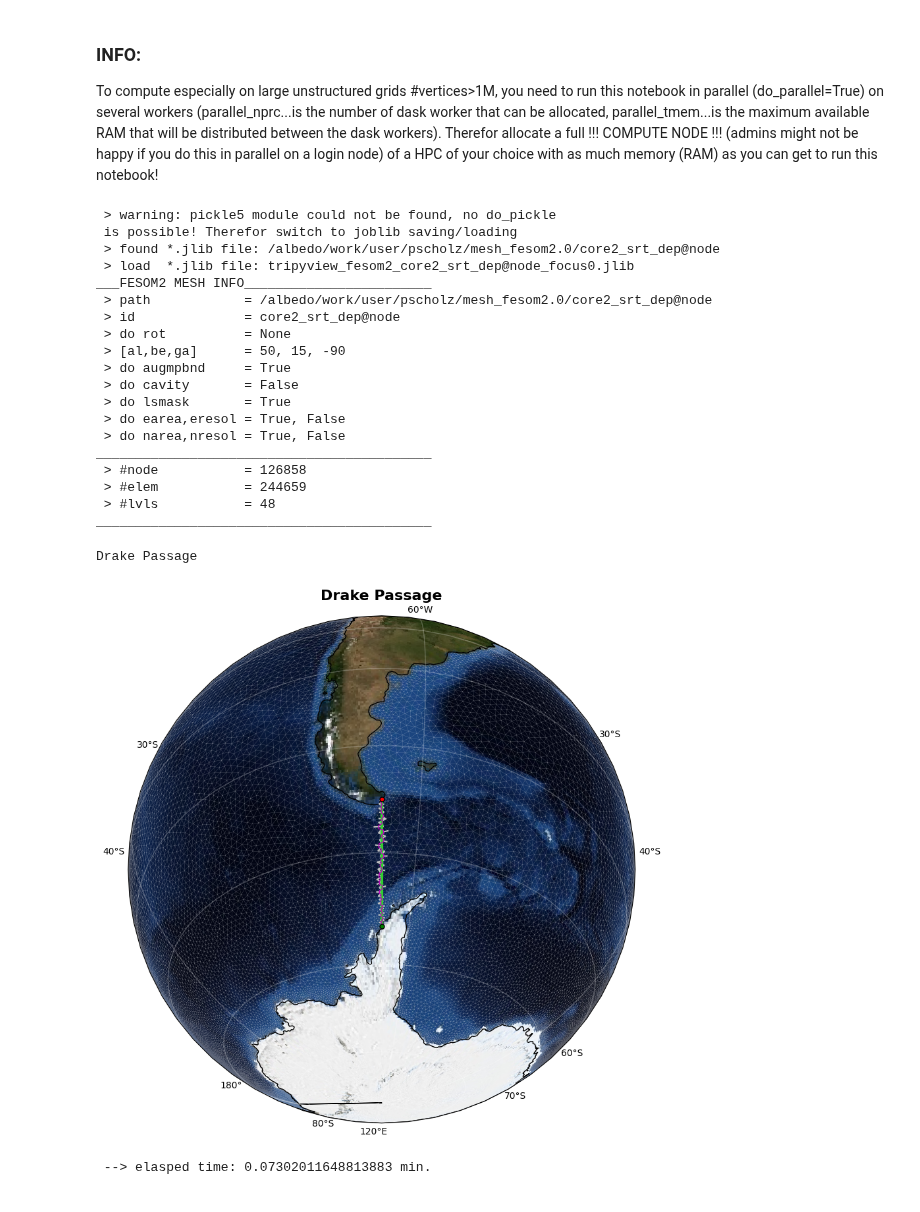
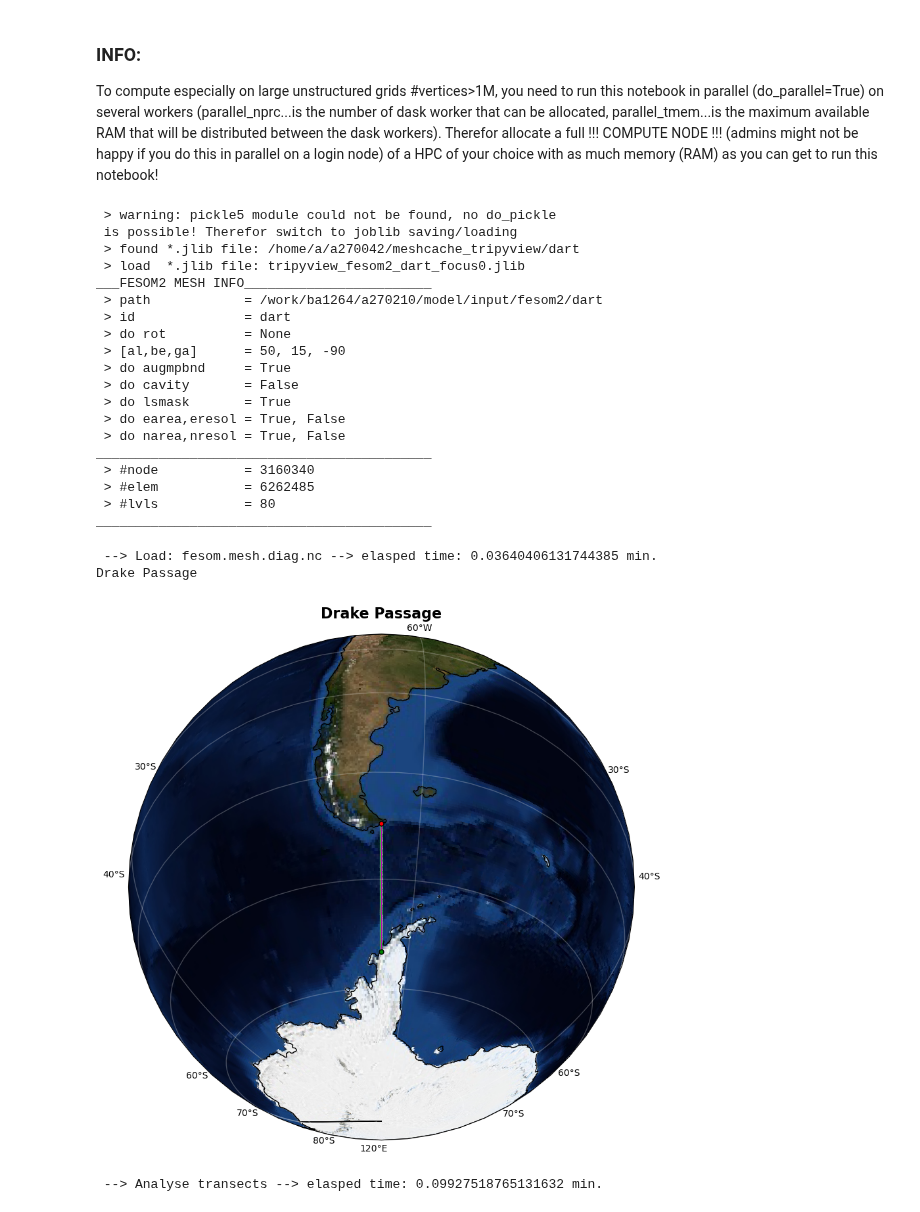
Before and after one commit to FESOM/tripyview, a Jupyter notebook: templates_notebooks/template_transect_hflx.ipynb, the cells around one changed output. Drawn from its saved outputs; the diff is of its cells as text; code cells hidden in the pictures.

```diff
--- a/templates_notebooks/template_transect_hflx.ipynb
+++ b/templates_notebooks/template_transect_hflx.ipynb
@@ -24,13 +27,15 @@ To compute especially on large unstructured grids #vertices>1M, you need to run
 do_papermill      = False
 do_parallel       = False
 parallel_tnprc    = 128                          # total number of available CPUs
-parallel_nprc     = 72                           # number of dask workers
+parallel_nprc     = 48                           # number of dask workers
 parallel_nprc_bin = parallel_tnprc-parallel_nprc # number of processor used to parallize the binning loop
 parallel_tmem     = 200                          # max. available RAM
 
 #___Mesh Path & Save Path_____________________________________________________________
 # mesh_path ='/work/ollie/projects/clidyn/FESOM2/meshes/core2/'
-mesh_path         = '/albedo/work/user/pscholz/mesh_fesom2.0/core2_srt_dep@node/'
+# mesh_path         = '/albedo/work/user/pscholz/mesh_fesom2.0/core2_srt_dep@node/'
+mesh_path         = '/work/ba1264/a270210/model/input/fesom2/dart/'
+
 save_path         = None #'~/figures/test_papermill/'
 save_fname        = None # filename from papermill come in through save_fname
 tripyrun_name     = None # papermill workflow name of notebook
@@ -43,27 +48,31 @@ input_paths   = list()
 #input_paths.append('/albedo/work/projects/p_fesom/pscholz/project_TRR181/trr181_tke+idemix_jayne_bin_ck0.1/5/')
 #input_paths.append('/albedo/work/projects/p_fesom/pscholz/project_TRR181/trr181_tke+idemix_nycander_bin_ck0.1/5/')
 #input_paths.append('/albedo/work/projects/p_fesom/pscholz/project_TRR181/trr181_tke+idemix_stormtide_bin_ck0.1/5/')
-input_paths.append('/albedo/work/projects/p_fesom/pscholz/project_TRR181/trr181_tke_ctrl_ck0.1/5/')
+# input_paths.append('/albedo/work/projects/p_fesom/pscholz/project_TRR181/trr181_tke_ctrl_ck0.1/5/')
+input_paths.append('/work/ab0995/a270210/runtime/awicm3-v3.1_refactoring/TCO319L137-DART/hist1950d/outdata/fesom/')
 
 input_names   = list()
 #input_names.append('TKE+IDEMIX, jayne')
 #input_names.append('TKE+IDEMIX, nycander')
 #input_names.append('TKE+IDEMIX, stormtide')
-input_names.append('TKE')
+# input_names.append('TKE')
+input_names.append('Tido Test')
 
 # n_cycl: which spinupcycle should be plottet if do_allcycl all spinupcycles from [1...n_cycle] are plottet, if None path is directly used
 n_cycl         = None
 do_allcycl     = False
 vname          = 'vec+u+v' # vec+u+v, vec+unod+vnod, vec+tu+tv
 vnamet         = 'temp'
-year           = [1979, 2019]
+# year           = [1979, 2019]
+year           = [1979, 2014]
 mon            = None
 day            = None
 record         = None
 box            = None
 depth          = None
-do_edgevec_r2g = False  # set to true if u,v data are already in geo-coordinates
-do_bolus       = True  # add bolus velocity to vec+u+v
+do_edgevec_r2g = True
+do_datavec_r2g = True  # set to False if u,v data are already in geo-coordinates
+do_bolus       = False  # add bolus velocity to vec+u+v
 
 
 #___Define Reference Data, Year, Mon ...______________________________________________
@@ -94,7 +103,6 @@ input_transect.append([[-66, -66],[-67, -55], 'Drake Passage', False])
 # input_transect.append([[-44.0,-42.8,-37.8,-35.2,-30.6,-27.9,-21.0,-12.3,-9.2,-4.0],
 #                        [ 60.4, 60.0, 59.6, 59.2, 58.9, 58.0, 58.0, 57.5,57.0,57.0],
 #                        'OSNAP-East', False])
-
 
 
 #___Define Climatology________________________________________________________________
@@ -214,11 +233,11 @@ chunks = dict({'time' : 'auto',
 # %% [output]
  > warning: pickle5 module could not be found, no do_pickle
  is possible! Therefor switch to joblib saving/loading
- > found *.jlib file: /albedo/work/user/pscholz/mesh_fesom2.0/core2_srt_dep@node
- > load  *.jlib file: tripyview_fesom2_core2_srt_dep@node_focus0.jlib
+ > found *.jlib file: /home/a/a270042/meshcache_tripyview/dart
+ > load  *.jlib file: tripyview_fesom2_dart_focus0.jlib
 ___FESOM2 MESH INFO________________________
- > path            = /albedo/work/user/pscholz/mesh_fesom2.0/core2_srt_dep@node
- > id              = core2_srt_dep@node
+ > path            = /work/ba1264/a270210/model/input/fesom2/dart
+ > id              = dart
  > do rot          = None
  > [al,be,ga]      = 50, 15, -90
  > do augmpbnd     = True
@@ -227,9 +246,9 @@ ___FESOM2 MESH INFO________________________
  > do earea,eresol = True, False
  > do narea,nresol = True, False
 ___________________________________________
- > #node           = 126858
- > #elem           = 244659
- > #lvls           = 48
+ > #node           = 3160340
+ > #elem           = 6262485
+ > #lvls           = 80
 ___________________________________________
 # %%
 #______________________________________________________________________________________________________
@@ -286,37 +305,40 @@ edge_dxdy  = mdiag['edge_cross_dxdy'].values[:]
 
 # Be sure that the edge_cross_dxdy variable is in the same rotational frame as your velocities. By default
 # edge_cross_dxdy is in rotated coordinates. So if you velocities are also in rotated coordinates things are fine.
 # If your velocities should be in geo coordinates than edge_cross_dxdy needs to be rotated as well into geo
 # coordinates (do_edgevec_r2g=True)
 # if (do_edgevec_r2g):
 #     edm_x = mesh.n_x[edge].sum(axis=0)/2.0
 #     edm_y = mesh.n_y[edge].sum(axis=0)/2.0
 #     edge_dxdy[0,:], edge_dxdy[1,:] = tpv.vec_r2g(mesh.abg, edm_x, edm_y, edge_dxdy[0,:], edge_dxdy[1,:], gridis='geo', do_info=False )
 #     edge_dxdy[2,:], edge_dxdy[3,:] = tpv.vec_r2g(mesh.abg, edm_x, edm_y, edge_dxdy[2,:], edge_dxdy[3,:], gridis='geo', do_info=False )
 #     del(edm_x, edm_y)
 
 # [L]eft  triangle: dx, dy
 edge_dxdy_l= np.array([ edge_dxdy[0,:], edge_dxdy[1,:]])
 # [R]ight triangle: dx, dy
 edge_dxdy_r= np.array([ edge_dxdy[2,:], edge_dxdy[3,:]])
 edge_dxdy_r[:, edge_tri[1,:]<0]=0. # if boundarie edge --> right triangle doesnot exist
 del(edge_dxdy)
 
 # only needed for plotting transects when scalar data are on elements, here temp and salt are on vertices
 # nodeinelem = mdiag['nod_in_elem2D'].values[:,:]-1
+print(' --> Load: fesom.mesh.diag.nc --> elasped time: {} min.'.format( (clock.time()-ts)/60  ))
 
 #______________________________________________________________________________________________________
 # analyse transects computes all neccesary arrays
+ts = clock.time()
 transects = tpv.do_analyse_transects(input_transect, mesh, edge, edge_tri, edge_dxdy_l, edge_dxdy_r, do_rot=do_edgevec_r2g, do_info=False)
 for transect in transects:
     print(transect['Name'])
-    fig, ax = tpv.plot_transect_position(mesh, transect, edge=edge, do_grid=True)# zoom=100)
+    fig, ax = tpv.plot_transect_position(mesh, transect, edge=edge, do_grid=False)# zoom=100)
 
-print(' --> elasped time: {} min.'.format( (clock.time()-ts)/60  ))
+print(' --> Analyse transects --> elasped time: {} min.'.format( (clock.time()-ts)/60  ))
 # %% [output]
+ --> Load: fesom.mesh.diag.nc --> elasped time: 0.03640406131744385 min.
 Drake Passage
-[figure, old version]
+[figure, new version]
- --> elasped time: 0.07302011648813883 min.
+ --> Analyse transects --> elasped time: 0.09927518765131632 min.
 # %%
 data_list = list()
 #___LOAD FESOM2 DATA___________________________________________________________________________________
```
Also changed, not shown: parts of 4 cells of this notebook, 5 other files.
